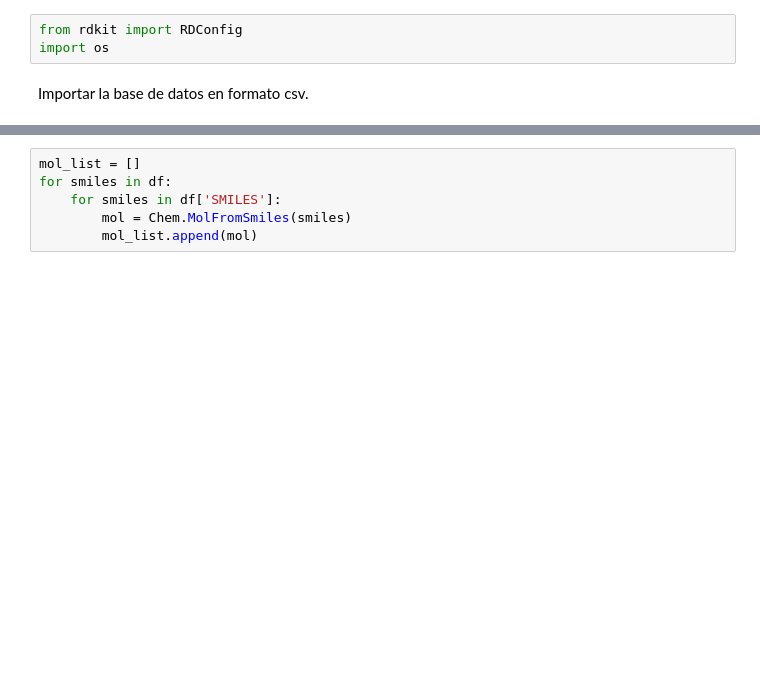
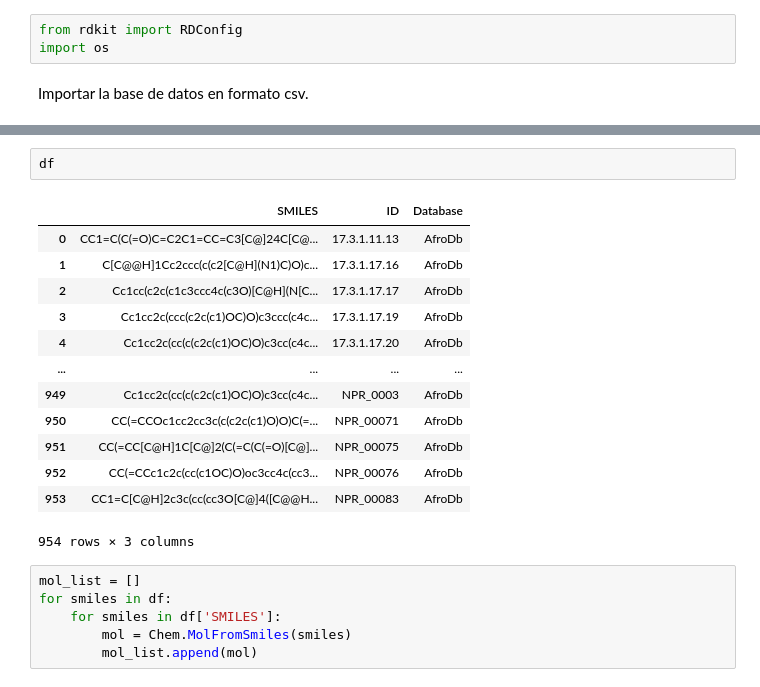
Before and after one commit to DIFACQUIM/Cursos, a Jupyter notebook: 02_Representación_molecular.ipynb, the cells around one changed output, grey strips where cells are left out. Drawn from its saved outputs; the diff is of its cells as text; blank space fills up the shorter version.

```diff
--- a/02_Representación_molecular.ipynb
+++ b/02_Representación_molecular.ipynb
@@ -545,3 +547,19 @@ df.head(5)
+# %%
+df
+# %% [output]
+|  | SMILES | ID | Database |
+| 0 | CC1=C(C(=O)C=C2C1=CC=C3[C@]24C[C@... | 17.3.1.11.13 | AfroDb |
+| 1 | C[C@@H]1Cc2ccc(c(c2[C@H](N1)C)O)c... | 17.3.1.17.16 | AfroDb |
+| 2 | Cc1cc(c2c(c1c3ccc4c(c3O)[C@H](N[C... | 17.3.1.17.17 | AfroDb |
+| 3 | Cc1cc2c(ccc(c2c(c1)OC)O)c3ccc(c4c... | 17.3.1.17.19 | AfroDb |
+| 4 | Cc1cc2c(cc(c(c2c(c1)OC)O)c3cc(c4c... | 17.3.1.17.20 | AfroDb |
+| ... | ... | ... | ... |
+| 949 | Cc1cc2c(cc(c(c2c(c1)OC)O)c3cc(c4c... | NPR_0003 | AfroDb |
+| 950 | CC(=CCOc1cc2cc3c(c(c2c(c1)O)O)C(=... | NPR_00071 | AfroDb |
+| 951 | CC(=CC[C@H]1C[C@]2(C(=C(C(=O)[C@]... | NPR_00075 | AfroDb |
+| 952 | CC(=CCc1c2c(cc(c1OC)O)oc3cc4c(cc3... | NPR_00076 | AfroDb |
+| 953 | CC1=C[C@H]2c3c(cc(cc3O[C@]4([C@@H... | NPR_00083 | AfroDb |
+954 rows × 3 columns
 # %%
 mol_list = []
 for smiles in df:
```
Also changed, not shown: parts of 18 cells of this notebook.
